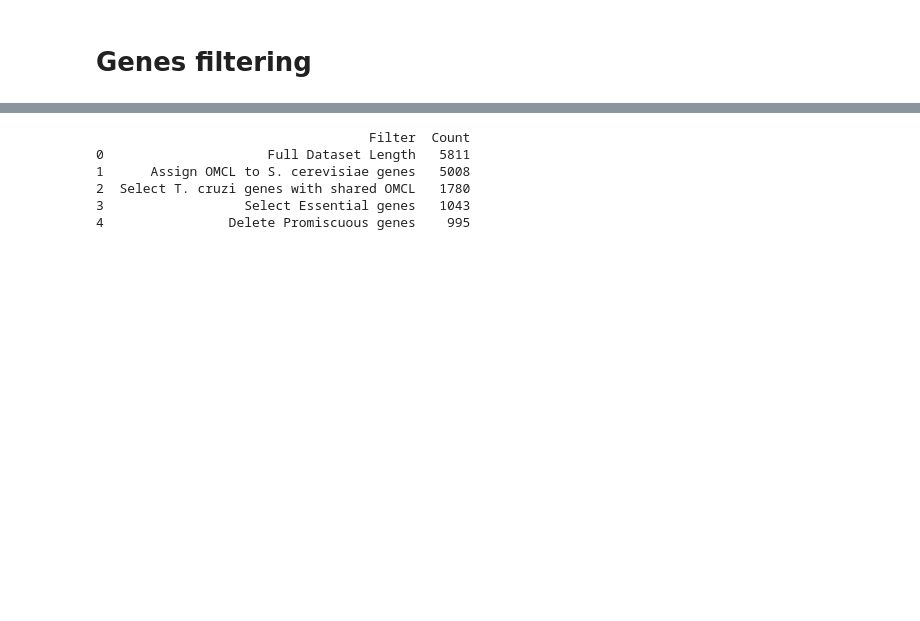
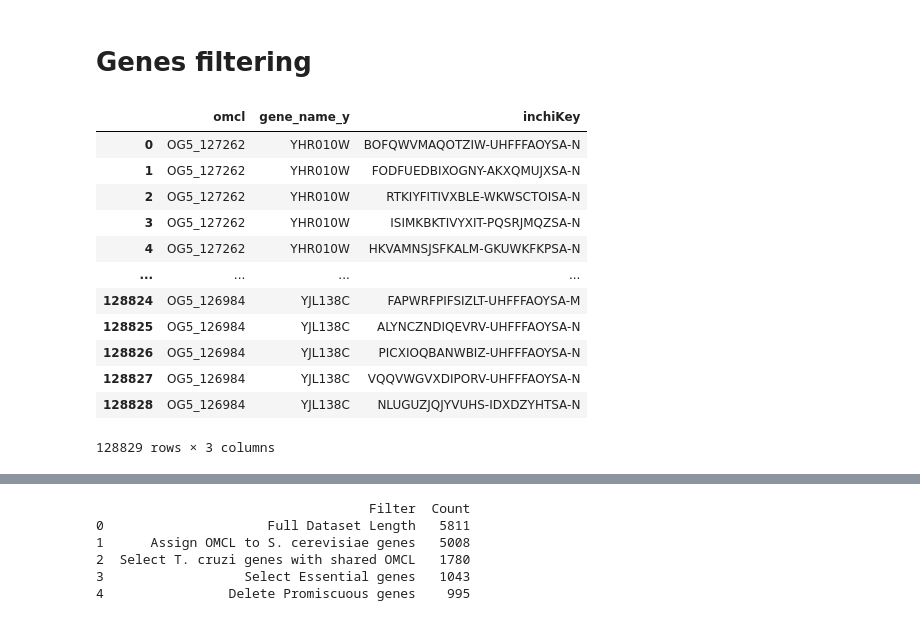
Before and after one commit to trypanosomatics/yeast_to_tryp, a Jupyter notebook: pipeline_notebook.ipynb, the cells around one changed output, grey strips where cells are left out. Drawn from its saved outputs; the diff is of its cells as text; code cells hidden in the pictures; blank space fills up the shorter version.

```diff
--- a/pipeline_notebook.ipynb
+++ b/pipeline_notebook.ipynb
@@ -72,3 +68,19 @@ genes_data_yeast_tryp = genes_data_yeast_tryp.dropna()
 # Select Essential genes
 genes_data_yeast_tryp_essential_intersection = pipeline_functions.data_intersection(genes_data_yeast_tryp,essential_gene_data,'omcl','omcl',"Essentiality", "omcl")
 genes_data_yeast_tryp_essential = genes_data_yeast_tryp_essential_intersection[0]
+# %%
+genes_data_yeast_tryp_essential
+# %% [output]
+|  | omcl | gene_name_y | inchiKey |
+| 0 | OG5_127262 | YHR010W | BOFQWVMAQOTZIW-UHFFFAOYSA-N |
+| 1 | OG5_127262 | YHR010W | FODFUEDBIXOGNY-AKXQMUJXSA-N |
+| 2 | OG5_127262 | YHR010W | RTKIYFITIVXBLE-WKWSCTOISA-N |
+| 3 | OG5_127262 | YHR010W | ISIMKBKTIVYXIT-PQSRJMQZSA-N |
+| 4 | OG5_127262 | YHR010W | HKVAMNSJSFKALM-GKUWKFKPSA-N |
+| ... | ... | ... | ... |
+| 128824 | OG5_126984 | YJL138C | FAPWRFPIFSIZLT-UHFFFAOYSA-M |
+| 128825 | OG5_126984 | YJL138C | ALYNCZNDIQEVRV-UHFFFAOYSA-N |
+| 128826 | OG5_126984 | YJL138C | PICXIOQBANWBIZ-UHFFFAOYSA-N |
+| 128827 | OG5_126984 | YJL138C | VQQVWGVXDIPORV-UHFFFAOYSA-N |
+| 128828 | OG5_126984 | YJL138C | NLUGUZJQJYVUHS-IDXDZYHTSA-N |
+128829 rows × 3 columns
```
Also changed, not shown: parts of 4 cells of this notebook.
